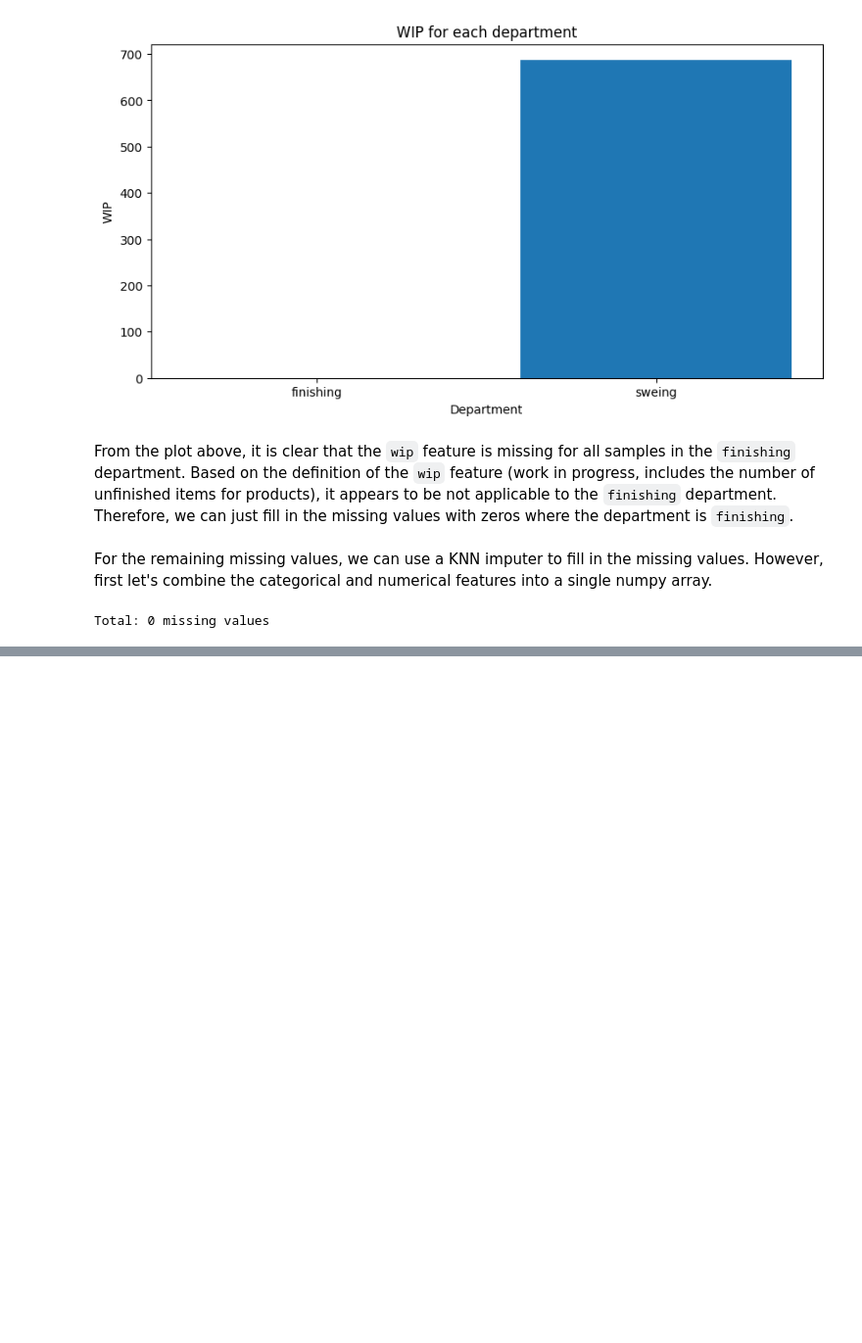
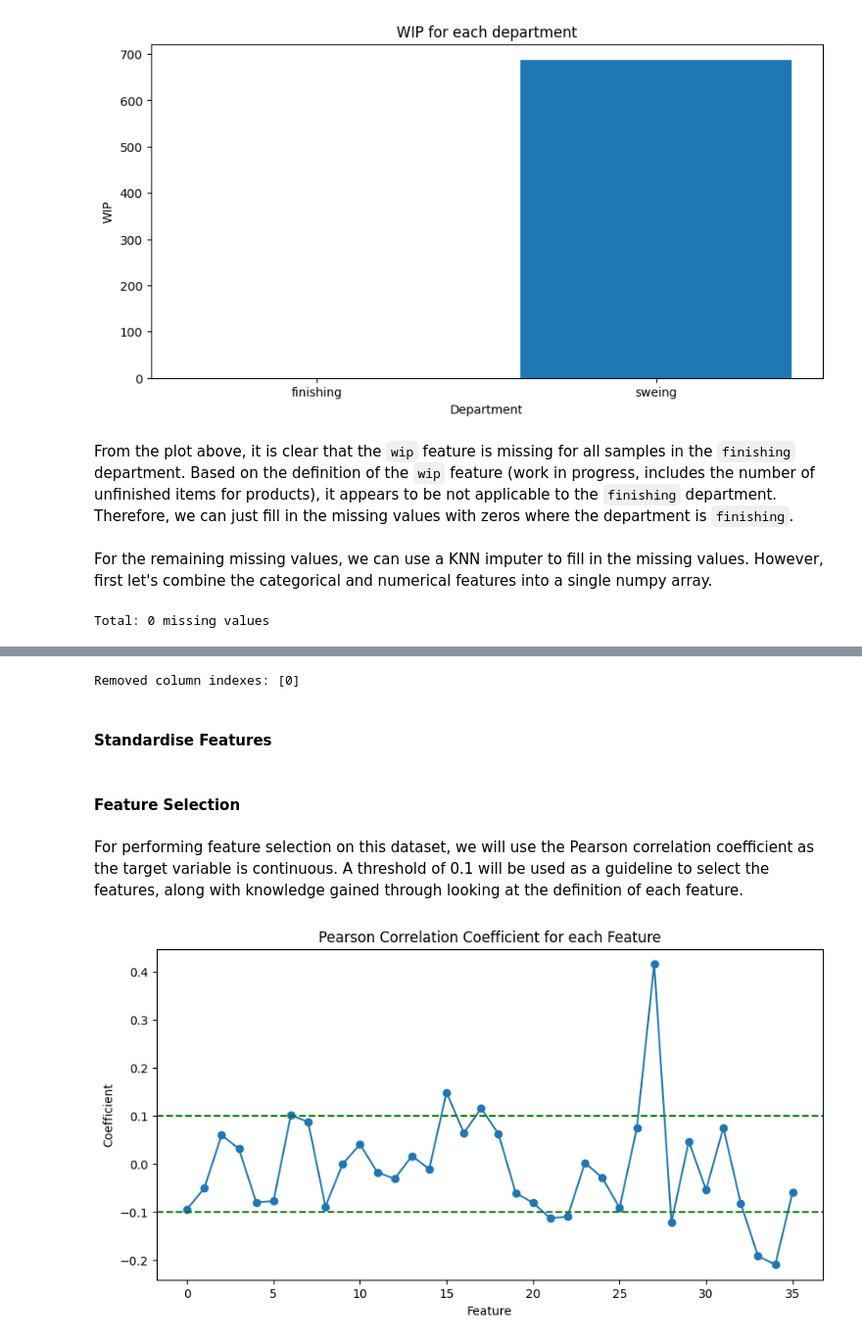
Before and after one commit to camwhite18/ml-classification-regression, a Jupyter notebook: task3_1.ipynb, the cells around one changed output, grey strips where cells are left out. Shown at 98% size. Cells and saved outputs as stored; diff of their text form; code cells hidden in the pictures; blank space fills up the shorter version.

```diff
--- a/task3_1.ipynb
+++ b/task3_1.ipynb
@@ -363,0 +344,5 @@ array([[2.015e+03, 1.000e+00, 1.000e+00, ..., 0.000e+00, 0.000e+00,
+# %%
+# One-hot encode the `team` feature then replace the original `team` feature with the encoded features
+ohc = OneHotEncoder(categories='auto', dtype=float, sparse_output=False)
+team = ohc.fit_transform(gwp_features_imputed[:, [16]])
+gwp_features_encoded = np.hstack((gwp_features_imputed[:, :16], team, gwp_features_imputed[:, 17:]))
@@ -363,0 +382,29 @@ array([[2.015e+03, 1.000e+00, 1.000e+00, ..., 0.000e+00, 0.000e+00,
+# %%
+gwp_features_no_variance_removed, removed_columns = remove_no_variance(gwp_features_encoded)
+
+print(f"Removed column indexes: {removed_columns}")
+# %% [output]
+Removed column indexes: [0]
+# %% [markdown]
+#### Standardise Features
+# %%
+gwp_features_standardised = standardise_features(gwp_features_no_variance_removed, cols=range(27, 36))
+# %% [markdown]
+#### Feature Selection
+# %% [markdown]
+For performing feature selection on this dataset, we will use the Pearson correlation coefficient as the target variable is continuous. A threshold of 0.1 will be used as a guideline to select the features, along with knowledge gained through looking at the definition of each feature.
+# %%
+select_k_best = SelectKBest(r_regression)
+_ = select_k_best.fit_transform(gwp_features_standardised, gwp_values)
+# %%
+# plot the scores on a line graph
+plt.figure(figsize=(10, 5))
+plt.plot(select_k_best.scores_, marker='o')
+plt.axhline(y=0.1, color='g', linestyle='--')
+plt.axhline(y=-0.1, color='g', linestyle='--')
+plt.xlabel('Feature')
+plt.ylabel('Coefficient')
+plt.title('Pearson Correlation Coefficient for each Feature')
+plt.show()
+# %% [output]
+[figure, added]
```
Also changed, not shown: parts of 12 cells of this notebook, 1 other file.
